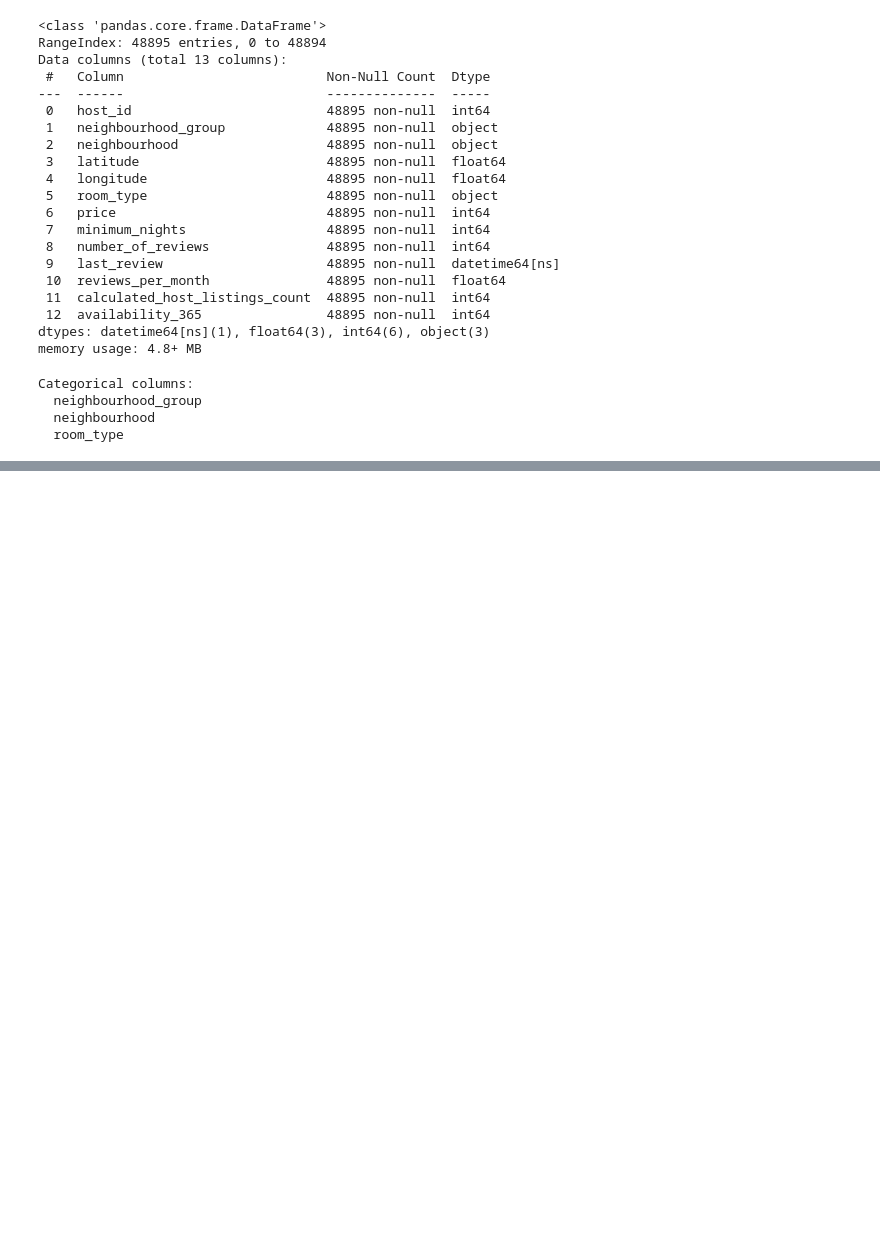
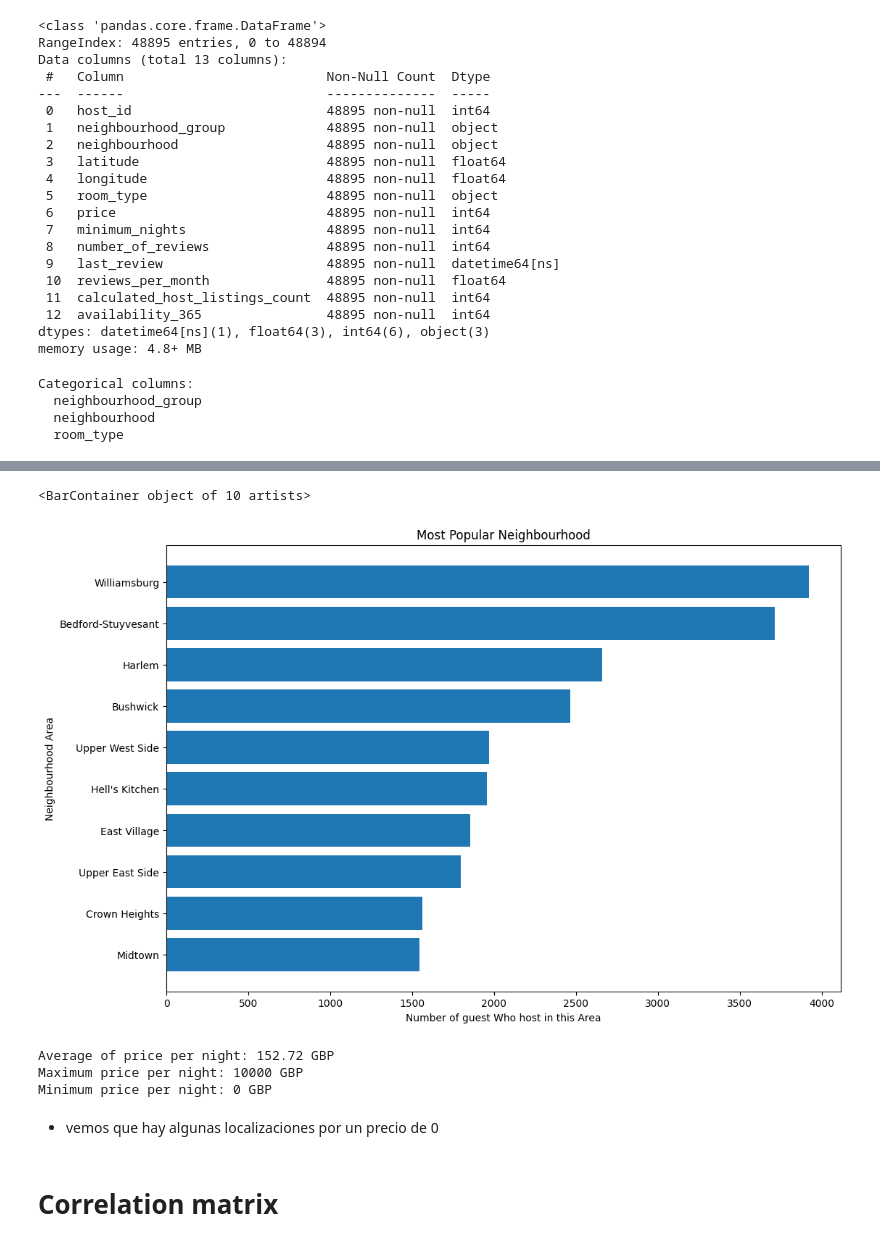
Before and after one commit to 4GeeksAcademy/fer-romerEDA, a Jupyter notebook: src/explore.ipynb, the cells around one changed output, grey strips where cells are left out. Drawn from its saved outputs; the diff is of its cells as text; code cells hidden in the pictures; blank space fills up the shorter version.

Commit message:
till Correlation matrix

```diff
--- a/src/explore.ipynb
+++ b/src/explore.ipynb
@@ -272,0 +283,28 @@ Categorical columns:
+# %%
+data = AB_NYC_2019.neighbourhood.value_counts()[:10]
+plt.figure(figsize=(12, 8))
+x = list(data.index)
+y = list(data.values)
+x.reverse()
+y.reverse()
+
+plt.title("Most Popular Neighbourhood")
+plt.ylabel("Neighbourhood Area")
+plt.xlabel("Number of guest Who host in this Area")
+
+plt.barh(x, y)
+# %% [output]
+<BarContainer object of 10 artists>
+[figure, added]
+# %%
+print(f"Average of price per night: {AB_NYC_2019.price.mean():.2f} GBP")
+print(f"Maximum price per night: {AB_NYC_2019.price.max()} GBP")
+print(f"Minimum price per night: {AB_NYC_2019.price.min()} GBP")
+# %% [output]
+Average of price per night: 152.72 GBP
+Maximum price per night: 10000 GBP
+Minimum price per night: 0 GBP
+# %% [markdown]
+- vemos que hay algunas localizaciones por un precio de 0
+# %% [markdown]
+# Correlation matrix
```
Also changed, not shown: parts of 2 cells of this notebook.
